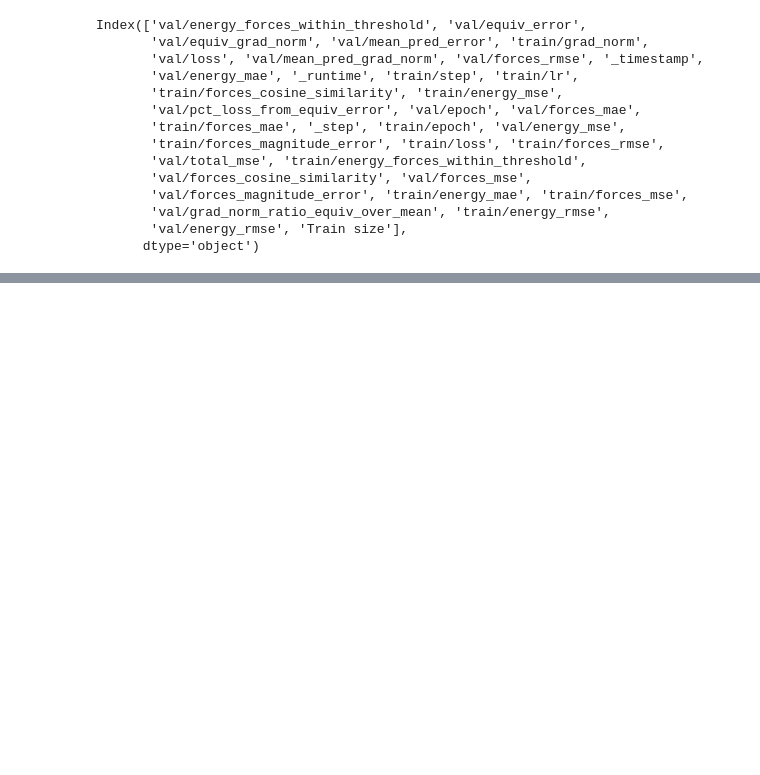
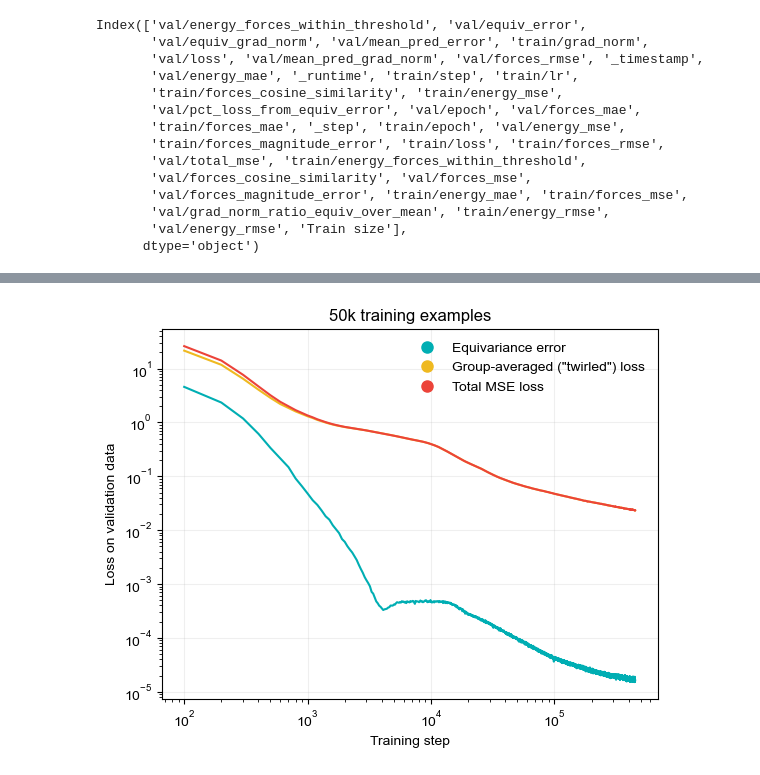
Before and after one commit to genentech/equivariance_learning, a Jupyter notebook: escaip-wandb/vary-dataset.ipynb, the cells around one changed output, grey strips where cells are left out. Drawn from its saved outputs; the diff is of its cells as text; code cells hidden in the pictures; blank space fills up the shorter version.

```diff
--- a/escaip-wandb/vary-dataset.ipynb
+++ b/escaip-wandb/vary-dataset.ipynb
@@ -155,0 +222,65 @@ plt.close()
+# %%
+# Loss curves
+
+df = mdf[mdf['Train size'] == '50k']
+
+sns.lineplot(
+    data=df,
+    x='_step',
+    y='val/equiv_error',
+    label = 'Equivariance error',
+    color = '#00aeb3',
+    errorbar = None,
+)
+sns.lineplot(
+    data=df,
+    x='_step',
+    y='val/mean_pred_error',
+    label = 'Group-averaged ("twirled") loss',
+    color = '#efb920',
+    errorbar = None,
+)
+sns.lineplot(
+    data=df,
+    x='_step',
+    y='val/total_mse',
+    color = '#ec4339',
+    label = 'Total MSE loss',
+    errorbar = None,
+)
+
+# sns.despine()
+plt.yscale('log')
+plt.xscale('log')
+plt.grid(alpha = 0.2)
+
+
+# Create custom Line2D objects to represent legend markers
+import matplotlib.lines as mlines
+equiv_handle = mlines.Line2D([], [], color='#00aeb3', marker='o', linestyle='None',
+                          markersize=8, label='Equivariance error')
+twirled_handle = mlines.Line2D([], [], color='#efb920', marker='o', linestyle='None',
+                           markersize=8, label='Group-averaged ("twirled") loss')
+total_handle = mlines.Line2D([], [], color='#ec4339', marker='o', linestyle='None',
+                           markersize=8, label='Total MSE loss')
+plt.legend(frameon=False, handles=[equiv_handle, twirled_handle, total_handle])
+# plt.legend(frameon=False)
+
+
+plt.title('50k training examples')
+plt.xlabel('Training step')
+plt.ylabel('Loss on validation data')
+
+plot_name = 'escaip-losscurves-50k'
+
+import os
+os.makedirs('pdfs', exist_ok=True)
+os.makedirs('svgs', exist_ok=True)
+
+plt.savefig(plot_name + '.png', dpi=300, bbox_inches='tight')
+plt.savefig('pdfs/' + plot_name + '.pdf', transparent = True)
+plt.savefig('svgs/' + plot_name + '.svg', transparent = True)
+plt.show()
+plt.close()
+# %% [output]
+[figure, added]
```
Also changed, not shown: parts of 5 cells of this notebook, 38 other files.
